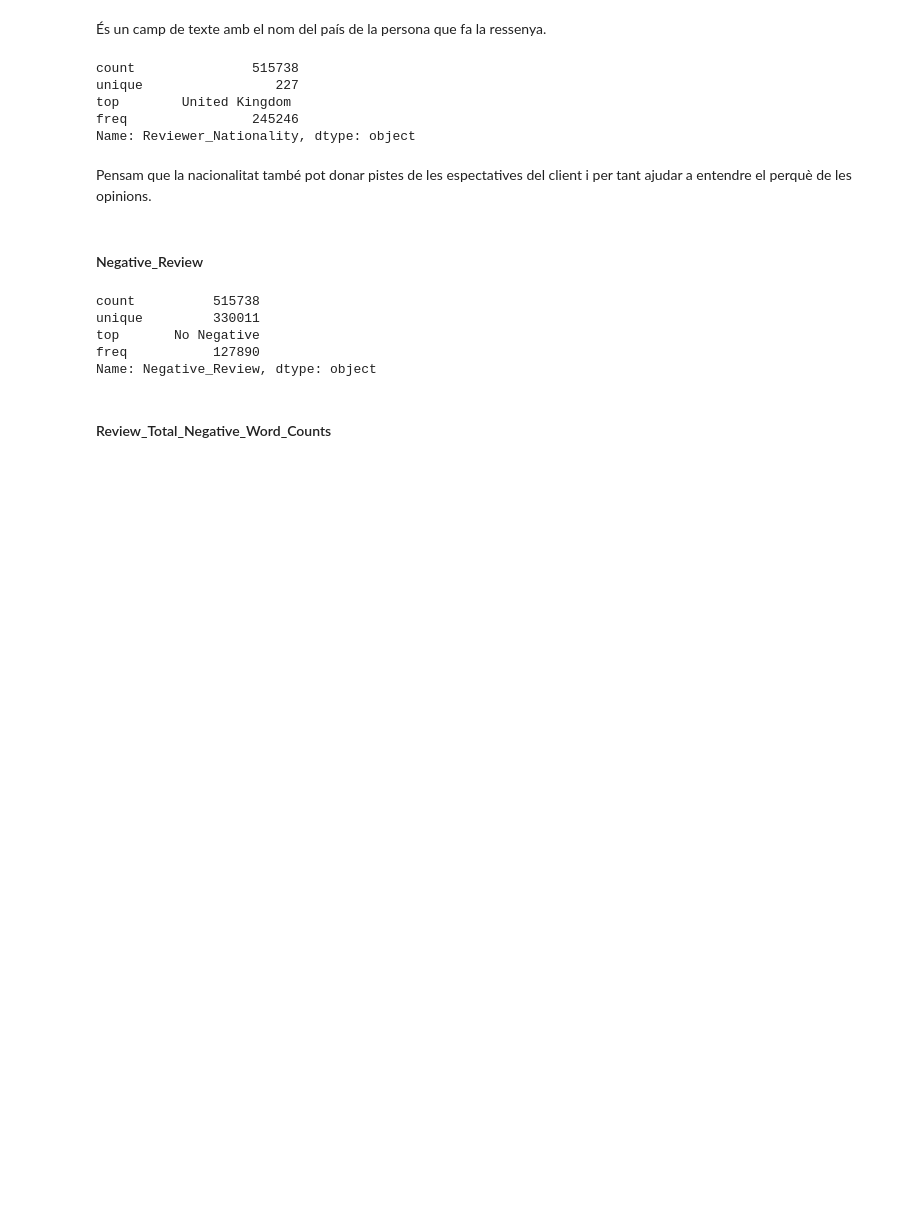
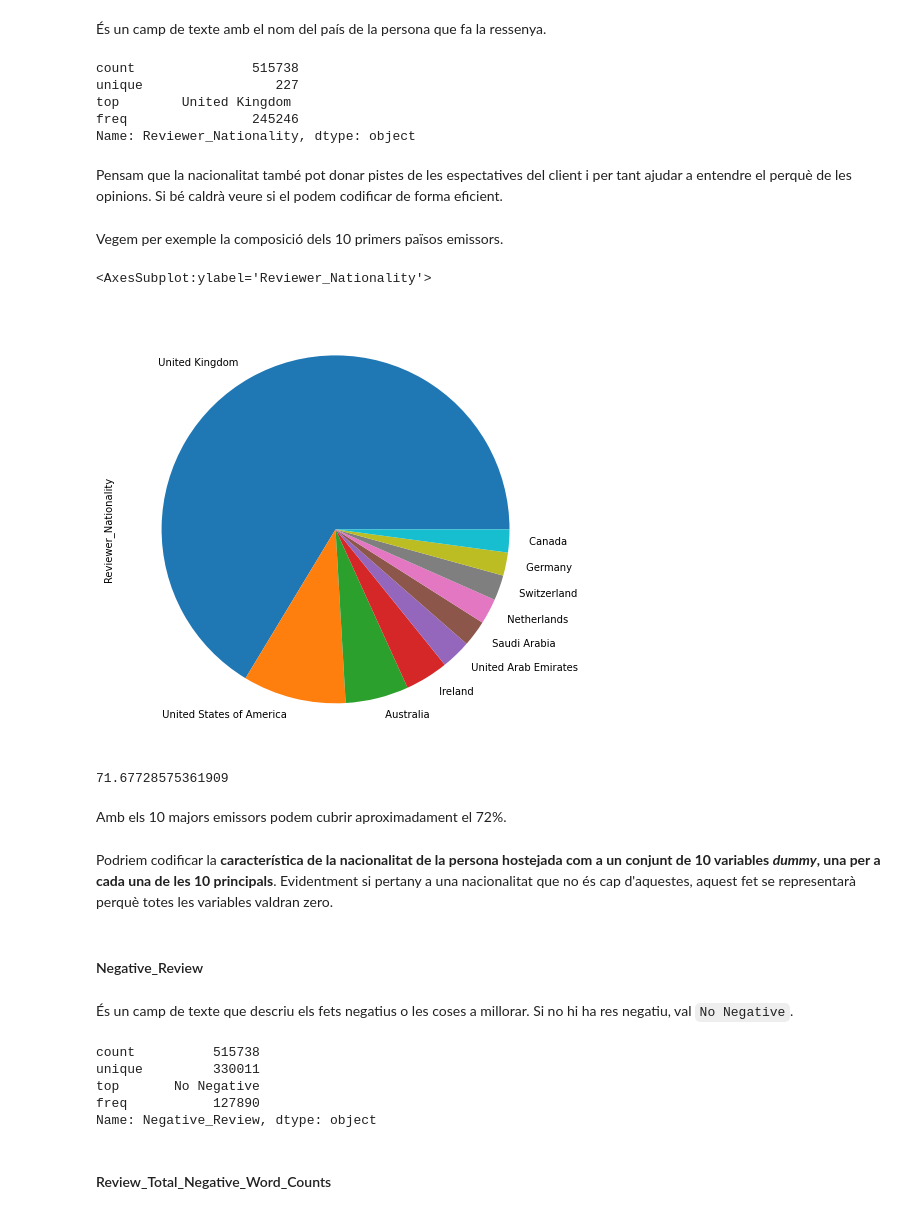
Before and after one commit to llublad/MUSI-AA, a Jupyter notebook: musi-aa-modulo1/W6/practica/10_hr_features_engineering.ipynb, the cells around one changed output. Cells and saved outputs as stored; diff of their text form; code cells hidden in the pictures; blank space fills up the shorter version.

```diff
--- a/musi-aa-modulo1/W6/practica/10_hr_features_engineering.ipynb
+++ b/musi-aa-modulo1/W6/practica/10_hr_features_engineering.ipynb
@@ -555,8 +619,31 @@ Name: Reviewer_Nationality, dtype: object
 # %% [markdown]
 Pensam que la nacionalitat també pot donar pistes de les espectatives
 del client i per tant ajudar a entendre el perquè de les opinions.
+Si bé caldrà veure si el podem codificar de forma eficient.
+# %% [markdown]
+Vegem per exemple la composició dels 10 primers països emissors.
+# %%
+df['Reviewer_Nationality'].value_counts().head(10).plot.pie(figsize=(8, 8))
+# %% [output]
+<AxesSubplot:ylabel='Reviewer_Nationality'>
+[figure, added]
+# %%
+df['Reviewer_Nationality'].value_counts().head(10).sum() / len(df) * 100
+# %% [output]
+71.67728575361909
+# %% [markdown]
+Amb els 10 majors emissors podem cubrir aproximadament el 72%.
+# %% [markdown]
+Podriem codificar la **característica
+de la nacionalitat de la persona hostejada com a un conjunt
+de 10 variables *dummy*, una per a cada una de les 10 principals**.
+Evidentment si pertany a una nacionalitat que no és cap d'aquestes,
+aquest fet se representarà perquè totes les variables valdran zero.
 # %% [markdown]
 #### Negative_Review
+# %% [markdown]
+És un camp de texte que descriu els fets negatius o les coses a millorar.
+Si no hi ha res negatiu, val `No Negative`.
 # %%
 df['Negative_Review'].describe()
 # %% [output]
```
Also changed, not shown: parts of 59 cells of this notebook, 4 other files.
